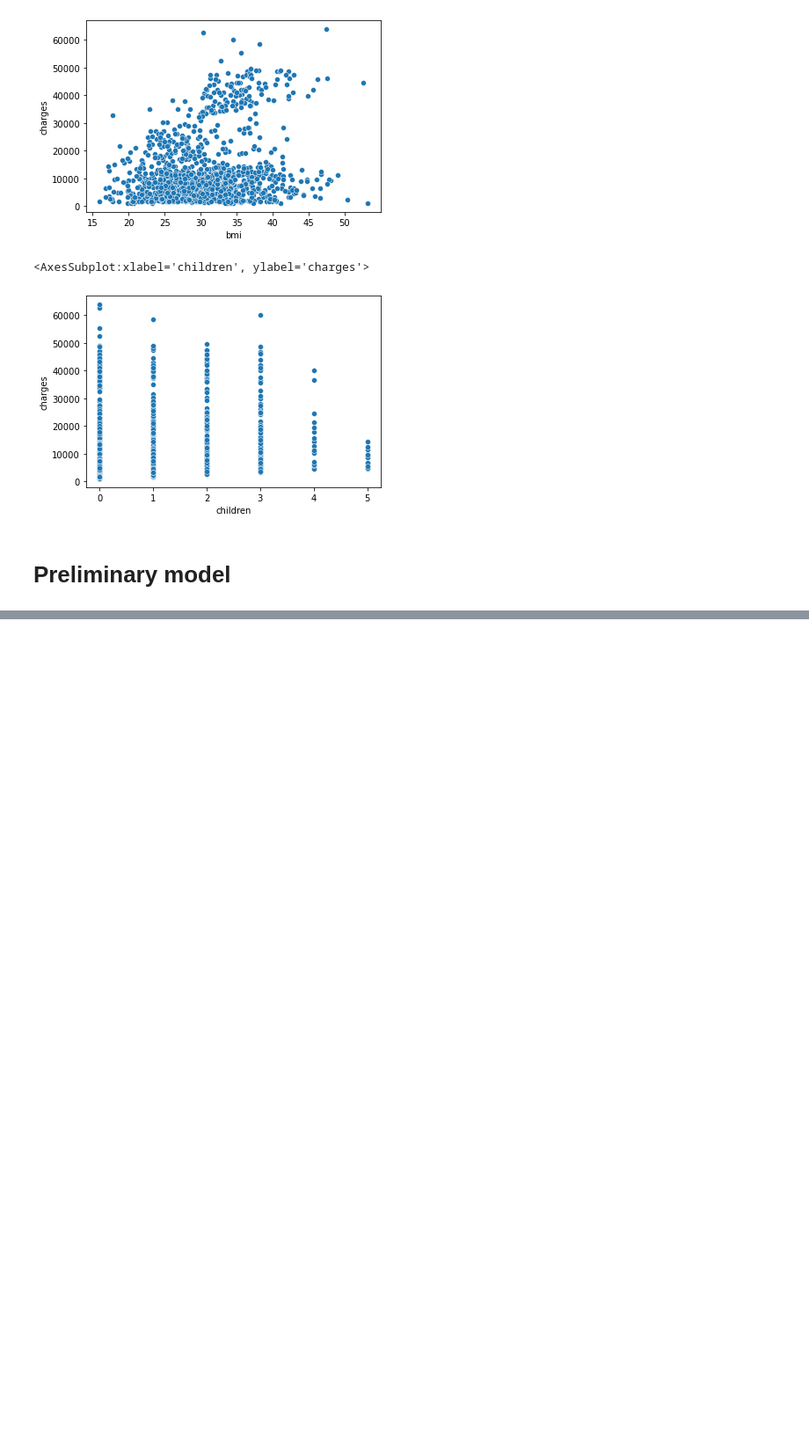
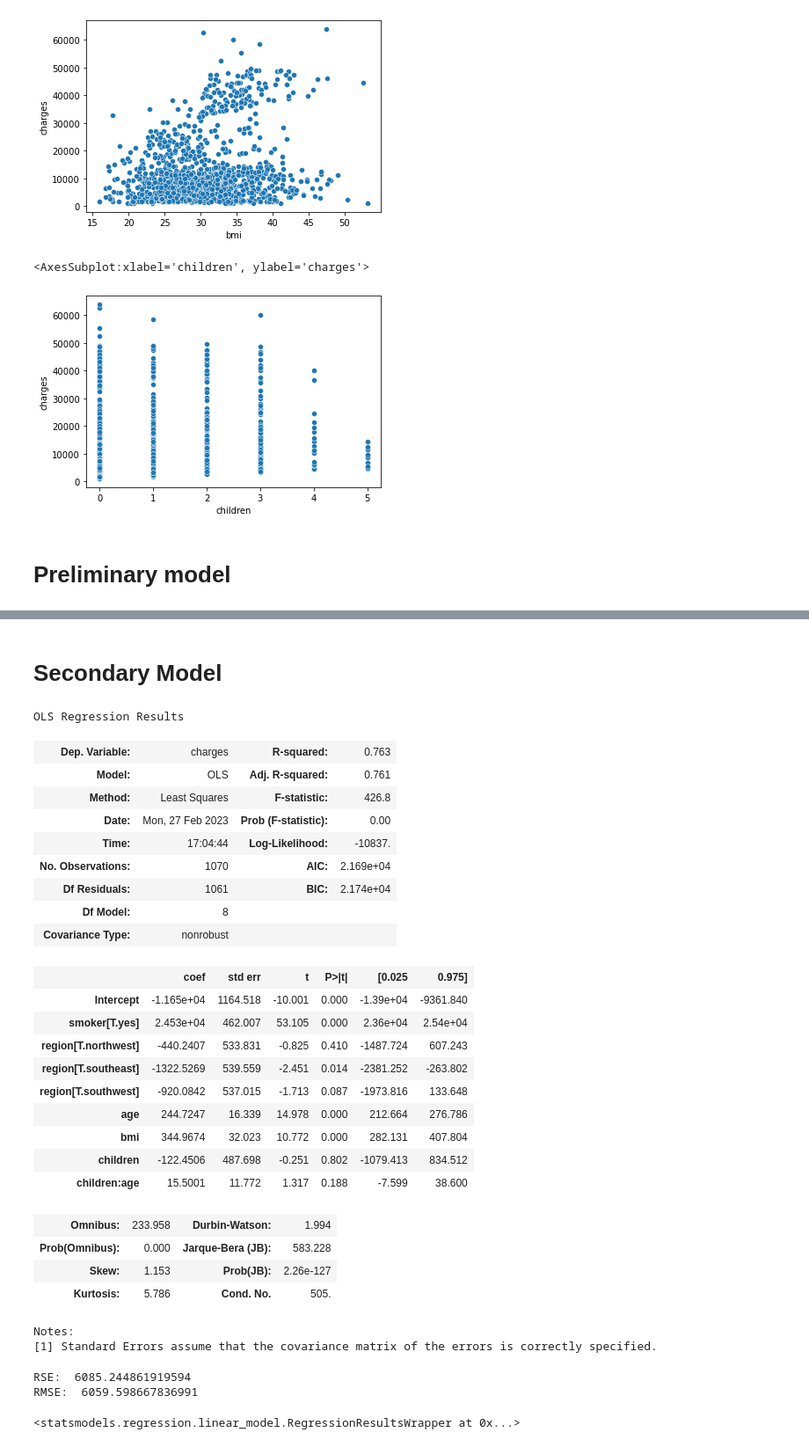
Before and after one commit to nataliekhao/STAT303-2-Project, a Jupyter notebook: Insurance project.ipynb, the cells around one changed output, grey strips where cells are left out. Shown at 88% size. Saved outputs shown, nothing was run; the diff lists cells and outputs as text; code cells hidden in the pictures; blank space fills up the shorter version.

```diff
--- a/Insurance project.ipynb
+++ b/Insurance project.ipynb
@@ -178,0 +306,34 @@ RMSE:  6064.547191487781
+# %% [markdown]
+# Secondary Model
+# %%
+create_model(df = train, formula = 'charges ~ age + bmi + children + children*age + smoker + region')
+# %% [output]
+OLS Regression Results
+| Dep. Variable: | charges | R-squared: | 0.763 |
+| Model: | OLS | Adj. R-squared: | 0.761 |
+| Method: | Least Squares | F-statistic: | 426.8 |
+| Date: | Mon, 27 Feb 2023 | Prob (F-statistic): | 0.00 |
+| Time: | 17:04:44 | Log-Likelihood: | -10837. |
+| No. Observations: | 1070 | AIC: | 2.169e+04 |
+| Df Residuals: | 1061 | BIC: | 2.174e+04 |
+| Df Model: | 8 |  |  |
+| Covariance Type: | nonrobust |  |  |
+|  | coef | std err | t | P>|t| | [0.025 | 0.975] |
+| Intercept | -1.165e+04 | 1164.518 | -10.001 | 0.000 | -1.39e+04 | -9361.840 |
+| smoker[T.yes] | 2.453e+04 | 462.007 | 53.105 | 0.000 | 2.36e+04 | 2.54e+04 |
+| region[T.northwest] | -440.2407 | 533.831 | -0.825 | 0.410 | -1487.724 | 607.243 |
+| region[T.southeast] | -1322.5269 | 539.559 | -2.451 | 0.014 | -2381.252 | -263.802 |
+| region[T.southwest] | -920.0842 | 537.015 | -1.713 | 0.087 | -1973.816 | 133.648 |
+| age | 244.7247 | 16.339 | 14.978 | 0.000 | 212.664 | 276.786 |
+| bmi | 344.9674 | 32.023 | 10.772 | 0.000 | 282.131 | 407.804 |
+| children | -122.4506 | 487.698 | -0.251 | 0.802 | -1079.413 | 834.512 |
+| children:age | 15.5001 | 11.772 | 1.317 | 0.188 | -7.599 | 38.600 |
+| Omnibus: | 233.958 | Durbin-Watson: | 1.994 |
+| Prob(Omnibus): | 0.000 | Jarque-Bera (JB): | 583.228 |
+| Skew: | 1.153 | Prob(JB): | 2.26e-127 |
+| Kurtosis: | 5.786 | Cond. No. | 505. |
+Notes:
+[1] Standard Errors assume that the covariance matrix of the errors is correctly specified.
+RSE:  6085.244861919594
+RMSE:  6059.598667836991
+<statsmodels.regression.linear_model.RegressionResultsWrapper at 0x...>
```
Also changed, not shown: parts of 6 cells of this notebook.
